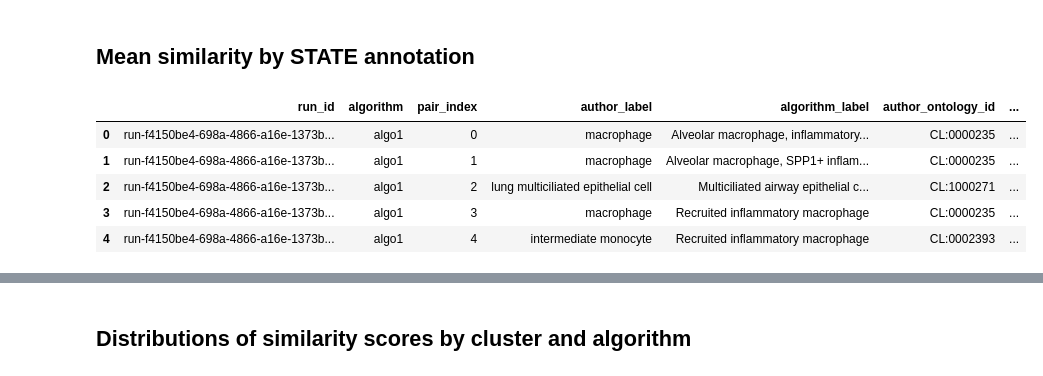
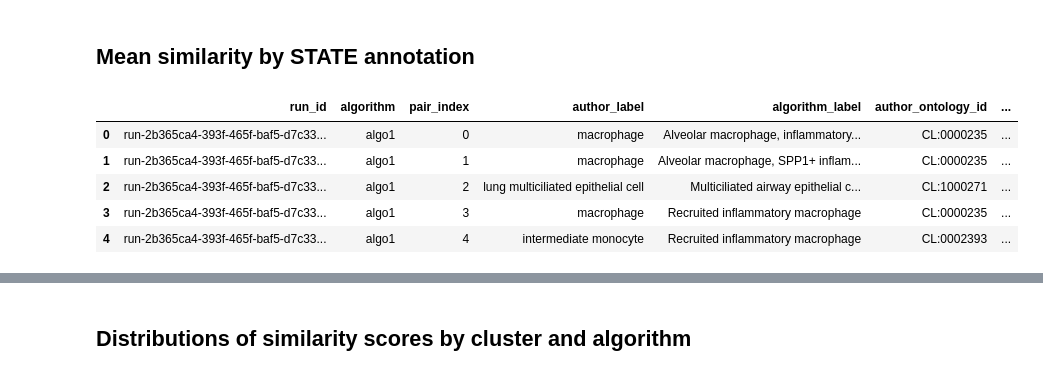
Before and after one commit to otodreas/scBaseCount_Pipeline, a Jupyter notebook: notebooks/cyteonto.ipynb, the cells around one changed output, grey strips where cells are left out. Saved outputs shown, nothing was run; the diff lists cells and outputs as text; code cells hidden in the pictures.

```diff
--- a/notebooks/cyteonto.ipynb
+++ b/notebooks/cyteonto.ipynb
@@ -40,16 +38,16 @@ import seaborn as sns
 # %% [markdown]
 ## Mean similarity by STATE annotation
 # %%
-run_id = "run-f4150be4-698a-4866-a16e-1373b716695b"  # replace with the run_id from run_cyteonto
-similarities = pd.read_csv(Path("..") / "output" / "cyteonto" / "runs" / f"{run_id}.csv")
+run_id = "run-2b365ca4-393f-465f-baf5-d7c3394d2e9e"  # replace with the run_id from run_cyteonto
+similarities = pd.read_csv(Path("..") / "output" / "cyteonto" / "runs" / "completed" / f"{run_id}.csv")
 similarities.head()
 # %% [output]
 |  | run_id | algorithm | pair_index | author_label | algorithm_label | author_ontology_id | ... |
-| 0 | run-f4150be4-698a-4866-a16e-1373b... | algo1 | 0 | macrophage | Alveolar macrophage, inflammatory... | CL:0000235 | ... |
-| 1 | run-f4150be4-698a-4866-a16e-1373b... | algo1 | 1 | macrophage | Alveolar macrophage, SPP1+ inflam... | CL:0000235 | ... |
-| 2 | run-f4150be4-698a-4866-a16e-1373b... | algo1 | 2 | lung multiciliated epithelial cell | Multiciliated airway epithelial c... | CL:1000271 | ... |
-| 3 | run-f4150be4-698a-4866-a16e-1373b... | algo1 | 3 | macrophage | Recruited inflammatory macrophage | CL:0000235 | ... |
-| 4 | run-f4150be4-698a-4866-a16e-1373b... | algo1 | 4 | intermediate monocyte | Recruited inflammatory macrophage | CL:0002393 | ... |
+| 0 | run-2b365ca4-393f-465f-baf5-d7c33... | algo1 | 0 | macrophage | Alveolar macrophage, inflammatory... | CL:0000235 | ... |
+| 1 | run-2b365ca4-393f-465f-baf5-d7c33... | algo1 | 1 | macrophage | Alveolar macrophage, SPP1+ inflam... | CL:0000235 | ... |
+| 2 | run-2b365ca4-393f-465f-baf5-d7c33... | algo1 | 2 | lung multiciliated epithelial cell | Multiciliated airway epithelial c... | CL:1000271 | ... |
+| 3 | run-2b365ca4-393f-465f-baf5-d7c33... | algo1 | 3 | macrophage | Recruited inflammatory macrophage | CL:0000235 | ... |
+| 4 | run-2b365ca4-393f-465f-baf5-d7c33... | algo1 | 4 | intermediate monocyte | Recruited inflammatory macrophage | CL:0002393 | ... |
 # %%
 summaries = similarities.groupby("author_label").describe()
 mean_similarities = summaries["cytescore_similarity"]["mean"].sort_values(ascending=False)
```
Also changed, not shown: parts of 3 cells of this notebook, 1 other file.
